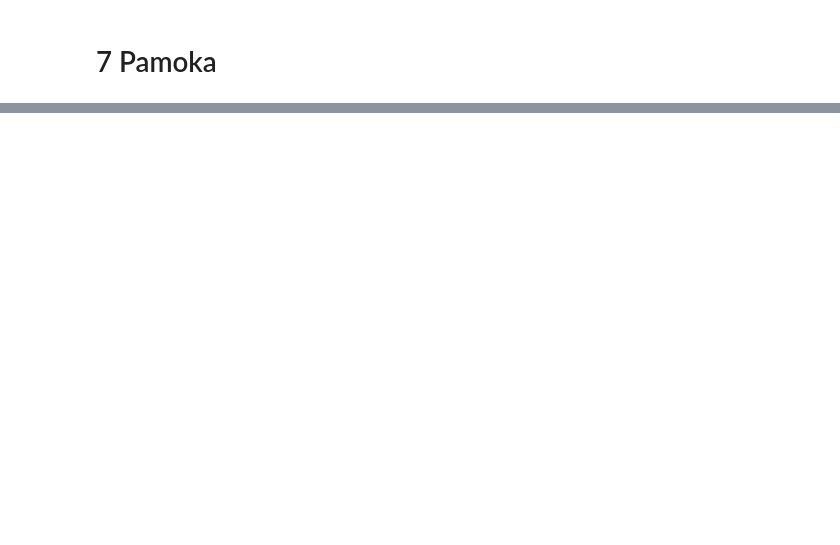
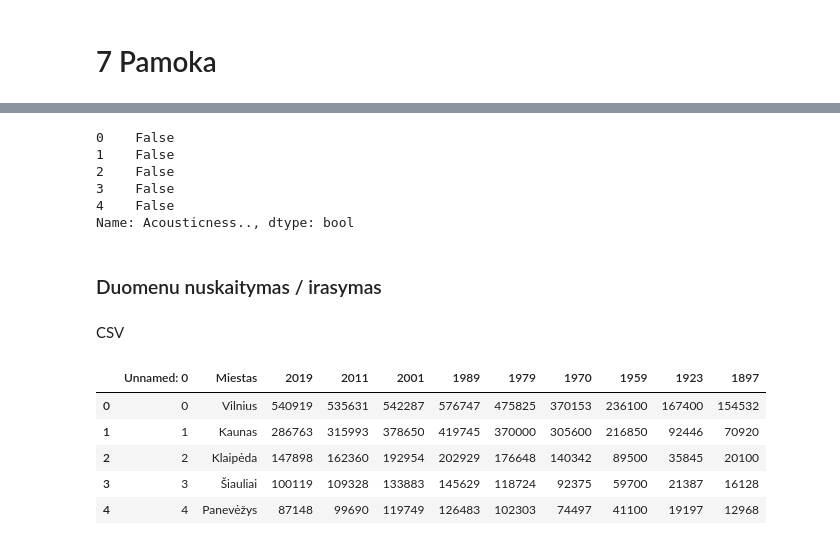
Before and after one commit to nikipaj1/teaching, a Jupyter notebook: pamoka_7/main.ipynb, the cells around one changed output, grey strips where cells are left out. Saved outputs shown, nothing was run; the diff lists cells and outputs as text; code cells hidden in the pictures; blank space fills up the shorter version.

```diff
--- a/pamoka_7/main.ipynb
+++ b/pamoka_7/main.ipynb
@@ -30,0 +151,24 @@ top
+# %%
+top['Acousticness..'].isnull().head()
+# %% [output]
+0    False
+1    False
+2    False
+3    False
+4    False
+Name: Acousticness.., dtype: bool
+# %% [markdown]
+### Duomenu nuskaitymas / irasymas
+# %% [markdown]
+CSV
+# %%
+data = pd.read_csv("../pamoka_5/data.csv")
+# %%
+data.head()
+# %% [output]
+|  | Unnamed: 0 | Miestas | 2019 | 2011 | 2001 | 1989 | 1979 | 1970 | 1959 | 1923 | 1897 |
+| 0 | 0 | Vilnius | 540919 | 535631 | 542287 | 576747 | 475825 | 370153 | 236100 | 167400 | 154532 |
+| 1 | 1 | Kaunas | 286763 | 315993 | 378650 | 419745 | 370000 | 305600 | 216850 | 92446 | 70920 |
+| 2 | 2 | Klaipėda | 147898 | 162360 | 192954 | 202929 | 176648 | 140342 | 89500 | 35845 | 20100 |
+| 3 | 3 | Šiauliai | 100119 | 109328 | 133883 | 145629 | 118724 | 92375 | 59700 | 21387 | 16128 |
+| 4 | 4 | Panevėžys | 87148 | 99690 | 119749 | 126483 | 102303 | 74497 | 41100 | 19197 | 12968 |
```
Also changed, not shown: parts of 26 cells of this notebook, 4 other files.
